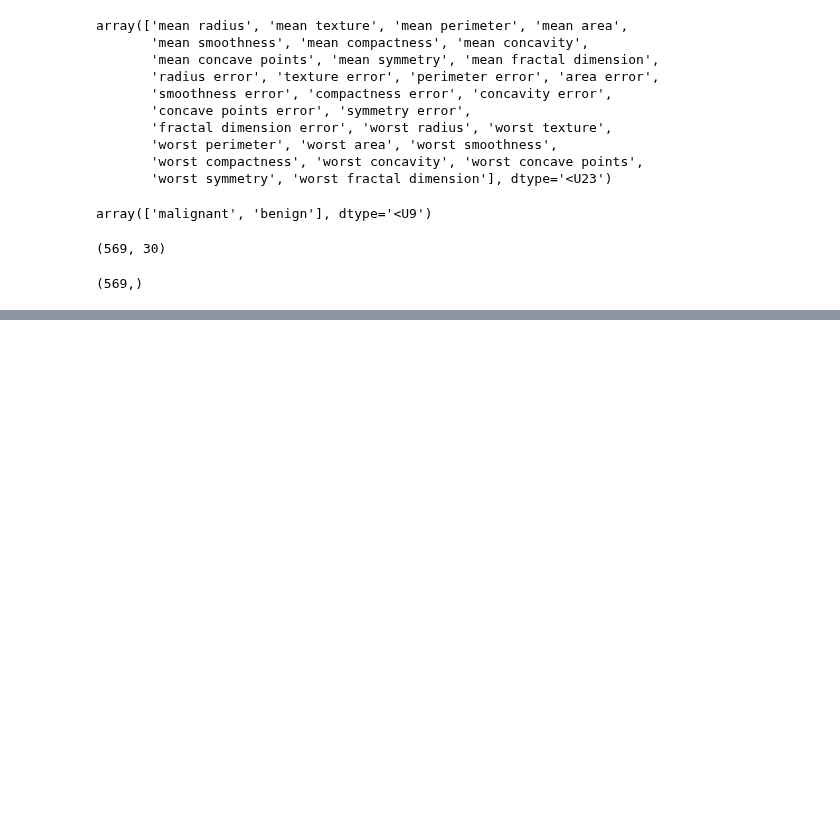
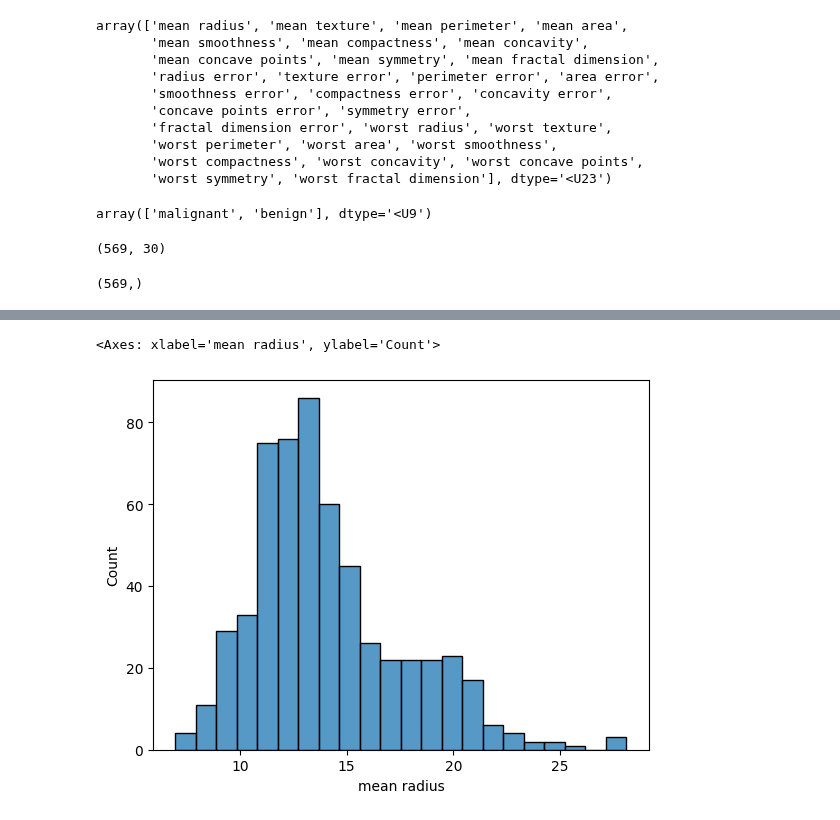
Before and after one commit to Sjleerodls/Data_Analysis, a Jupyter notebook: lab_da/ml09_classification.ipynb, the cells around one changed output, grey strips where cells are left out. Drawn from its saved outputs; the diff is of its cells as text; code cells hidden in the pictures; blank space fills up the shorter version.

```diff
--- a/lab_da/ml09_classification.ipynb
+++ b/lab_da/ml09_classification.ipynb
@@ -78,0 +184,5 @@ y.shape     #> (samples, )
+# %%
+sns.histplot(data=cancer_df, x='mean radius')
+# %% [output]
+<Axes: xlabel='mean radius', ylabel='Count'>
+[figure, added]
```
Also changed, not shown: parts of 44 cells of this notebook.
